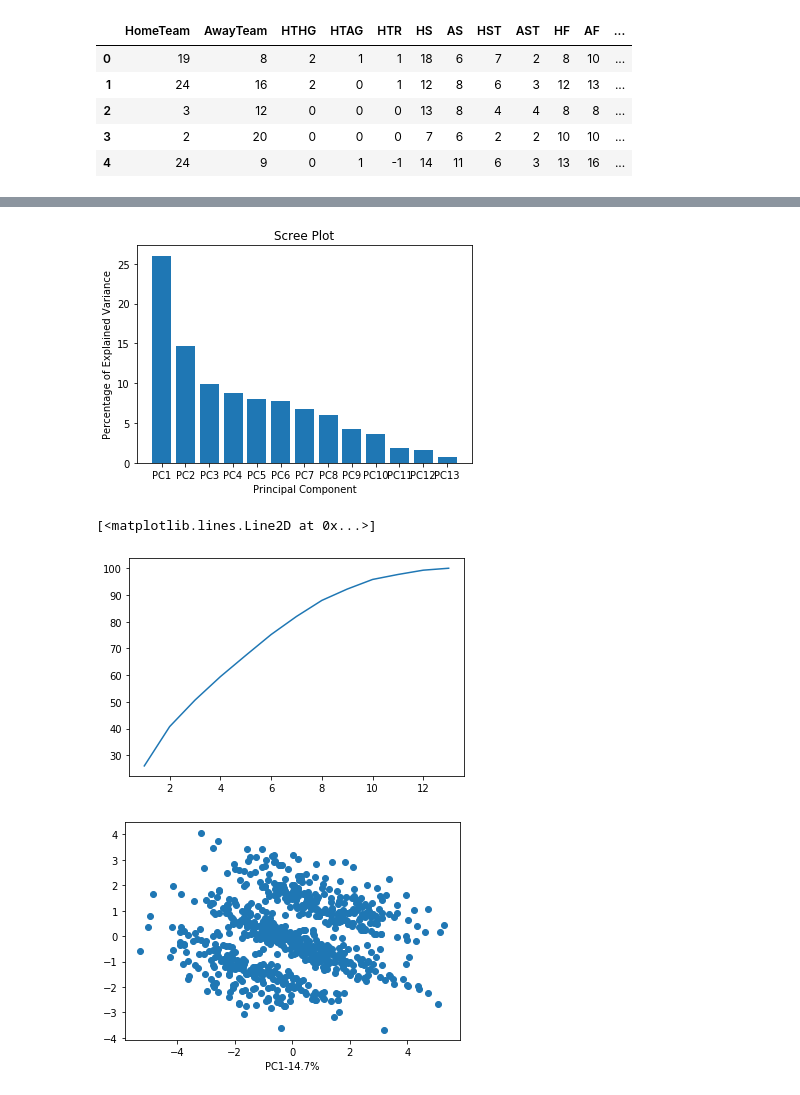
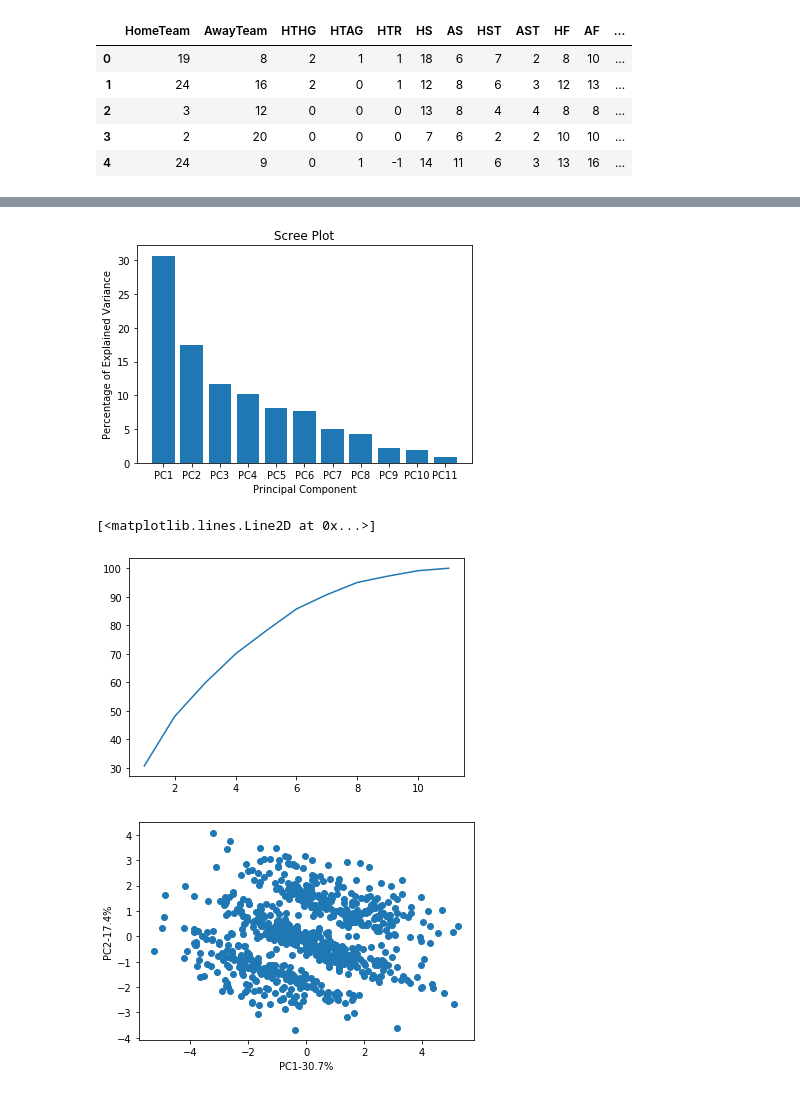
Before and after one commit to SonAlexLe/Data-Project, a Jupyter notebook: Data_Project.ipynb, the cells around one changed output, grey strips where cells are left out. Drawn from its saved outputs; the diff is of its cells as text; code cells hidden in the pictures.

```diff
--- a/Data_Project.ipynb
+++ b/Data_Project.ipynb
@@ -23 +27,6 @@ df = pd.read_csv(r"/gdrive/My Drive/Colab Notebooks/football_train_x.csv",delimi
+# %%
+df_train_x = pd.read_csv(r"/gdrive/My Drive/Colab Notebooks/football_train_x.csv",delimiter = ',')
+df_train_y = pd.read_csv(r"/gdrive/My Drive/Colab Notebooks/football_train_y.csv",delimiter = ',')
+df_test_x = pd.read_csv(r"/gdrive/My Drive/Colab Notebooks/football_test_x.csv",delimiter = ',')
+df_test_y = pd.read_csv(r"/gdrive/My Drive/Colab Notebooks/football_test_y.csv",delimiter = ',')
 # %%
@@ -61,0 +41,4 @@ scaled_df = preprocessing.scale(df)
+# %%
+df_train_full = pd.concat([df_train_x,df_train_y],axis=1,join='outer')
+df_train = df_train_x.drop(['HomeTeam', 'AwayTeam'],axis=1)
+df_train.head()
@@ -62,3 +65,10 @@ scaled_df = preprocessing.scale(df)
+# %%
+scaler = preprocessing.StandardScaler()
+# scaler.fit(df_train_x)
+scaler.fit(df_train)
+# scaled_df = scaler.transform(df_train_x)
+scaled_df = scaler.transform(df_train)
+# scaled_df = preprocessing.scale(df_train_x)
 # %%
 pca = PCA()
 pca.fit(scaled_df)
@@ -73,23 +83,23 @@ plt.xlabel('Principal Component')
 plt.title('Scree Plot')
 plt.show()
 # %% [output]
-[figure, old version]
+[figure, new version]
 # %%
-haha = pca.explained_variance_ratio_.cumsum()*100
-plt.plot(range(1,len(haha)+1),haha)
+retained_variance = pca.explained_variance_ratio_.cumsum()*100
+plt.plot(range(1,len(retained_variance)+1),retained_variance)
 # %% [output]
 [<matplotlib.lines.Line2D at 0x...>]
-[figure, old version]
+[figure, new version]
 # %%
 pca_df=pd.DataFrame(pca_data,columns=labels)
 
 plt.scatter(pca_df.PC1,pca_df.PC2)
 plt.xlabel('PC1-{0}%'.format(per_var[0]))
-plt.xlabel('PC1-{0}%'.format(per_var[1]))
+plt.ylabel('PC2-{0}%'.format(per_var[1]))
 
 
 
 
 plt.show()
 # %% [output]
-[figure, old version]
+[figure, new version]
```
Also changed, not shown: parts of 23 cells of this notebook.
